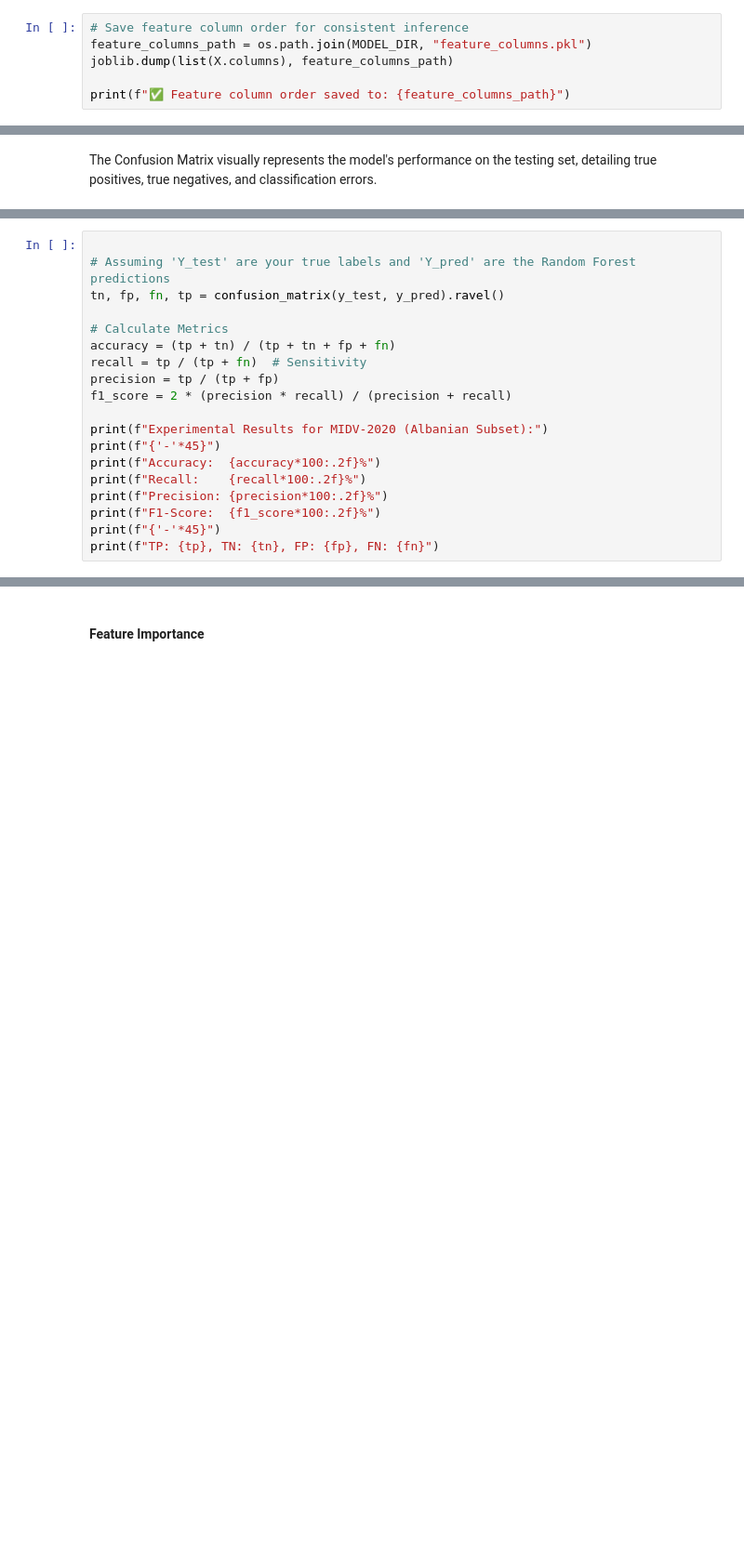
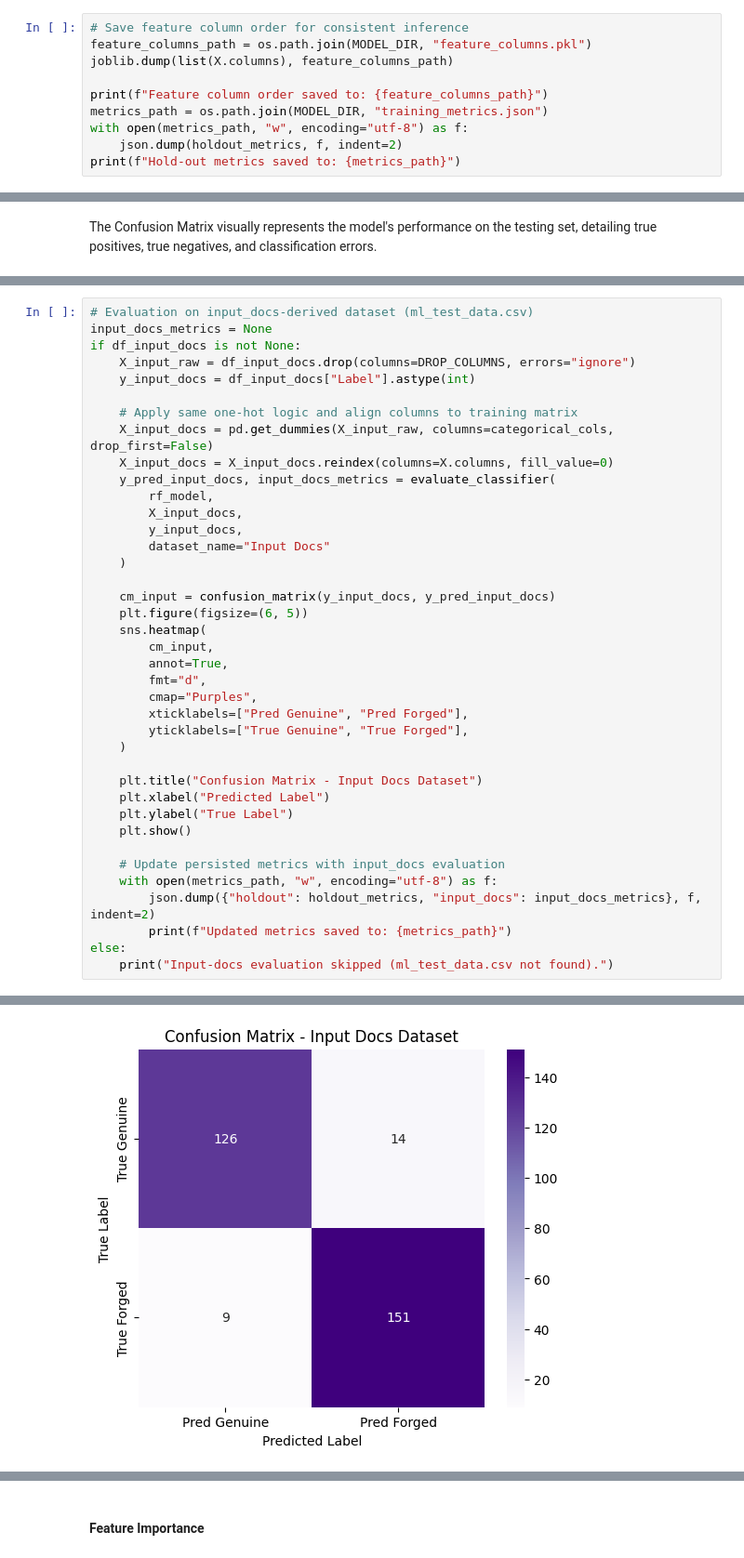
Before and after one commit to hylim12/ai-document-authentication-system, a Jupyter notebook: ml_model_training.ipynb, the cells around one changed output, grey strips where cells are left out. Shown at 93% size. Drawn from its saved outputs; the diff is of its cells as text; blank space fills up the shorter version.

```diff
--- a/ml_model_training.ipynb
+++ b/ml_model_training.ipynb
@@ -147,5 +247,9 @@ print(f"✅ Trained model saved to: {model_path}")
 feature_columns_path = os.path.join(MODEL_DIR, "feature_columns.pkl")
 joblib.dump(list(X.columns), feature_columns_path)
 
-print(f"✅ Feature column order saved to: {feature_columns_path}")
+print(f"Feature column order saved to: {feature_columns_path}")
+metrics_path = os.path.join(MODEL_DIR, "training_metrics.json")
+with open(metrics_path, "w", encoding="utf-8") as f:
+    json.dump(holdout_metrics, f, indent=2)
+print(f"Hold-out metrics saved to: {metrics_path}")
 # %% [output]
@@ -177,20 +287,40 @@ plt.show()
 # %%
+# Evaluation on input_docs-derived dataset (ml_test_data.csv)
+input_docs_metrics = None
+if df_input_docs is not None:
+    X_input_raw = df_input_docs.drop(columns=DROP_COLUMNS, errors="ignore")
+    y_input_docs = df_input_docs["Label"].astype(int)
 
-# Assuming 'Y_test' are your true labels and 'Y_pred' are the Random Forest predictions
-tn, fp, fn, tp = confusion_matrix(y_test, y_pred).ravel()
+    # Apply same one-hot logic and align columns to training matrix
+    X_input_docs = pd.get_dummies(X_input_raw, columns=categorical_cols, drop_first=False)
+    X_input_docs = X_input_docs.reindex(columns=X.columns, fill_value=0)
+    y_pred_input_docs, input_docs_metrics = evaluate_classifier(
+        rf_model,
+        X_input_docs,
+        y_input_docs,
+        dataset_name="Input Docs"
+    )
 
-# Calculate Metrics
-accuracy = (tp + tn) / (tp + tn + fp + fn)
-recall = tp / (tp + fn)  # Sensitivity
-precision = tp / (tp + fp)
-f1_score = 2 * (precision * recall) / (precision + recall)
+    cm_input = confusion_matrix(y_input_docs, y_pred_input_docs)
+    plt.figure(figsize=(6, 5))
+    sns.heatmap(
+        cm_input,
+        annot=True,
+        fmt="d",
+        cmap="Purples",
+        xticklabels=["Pred Genuine", "Pred Forged"],
+        yticklabels=["True Genuine", "True Forged"],
+    )
 
-print(f"Experimental Results for MIDV-2020 (Albanian Subset):")
-print(f"{'-'*45}")
-print(f"Accuracy:  {accuracy*100:.2f}%")
-print(f"Recall:    {recall*100:.2f}%")
-print(f"Precision: {precision*100:.2f}%")
-print(f"F1-Score:  {f1_score*100:.2f}%")
-print(f"{'-'*45}")
-print(f"TP: {tp}, TN: {tn}, FP: {fp}, FN: {fn}")
+    plt.title("Confusion Matrix - Input Docs Dataset")
+    plt.xlabel("Predicted Label")
+    plt.ylabel("True Label")
+    plt.show()
+
+    # Update persisted metrics with input_docs evaluation
+    with open(metrics_path, "w", encoding="utf-8") as f:
+        json.dump({"holdout": holdout_metrics, "input_docs": input_docs_metrics}, f, indent=2)
+        print(f"Updated metrics saved to: {metrics_path}")
+else:
+    print("Input-docs evaluation skipped (ml_test_data.csv not found).")
 # %% [output]
@@ -204,0 +345 @@ TP: 8, TN: 7, FP: 4, FN: 4
+[figure, added]
```
Also changed, not shown: parts of 20 cells of this notebook.
